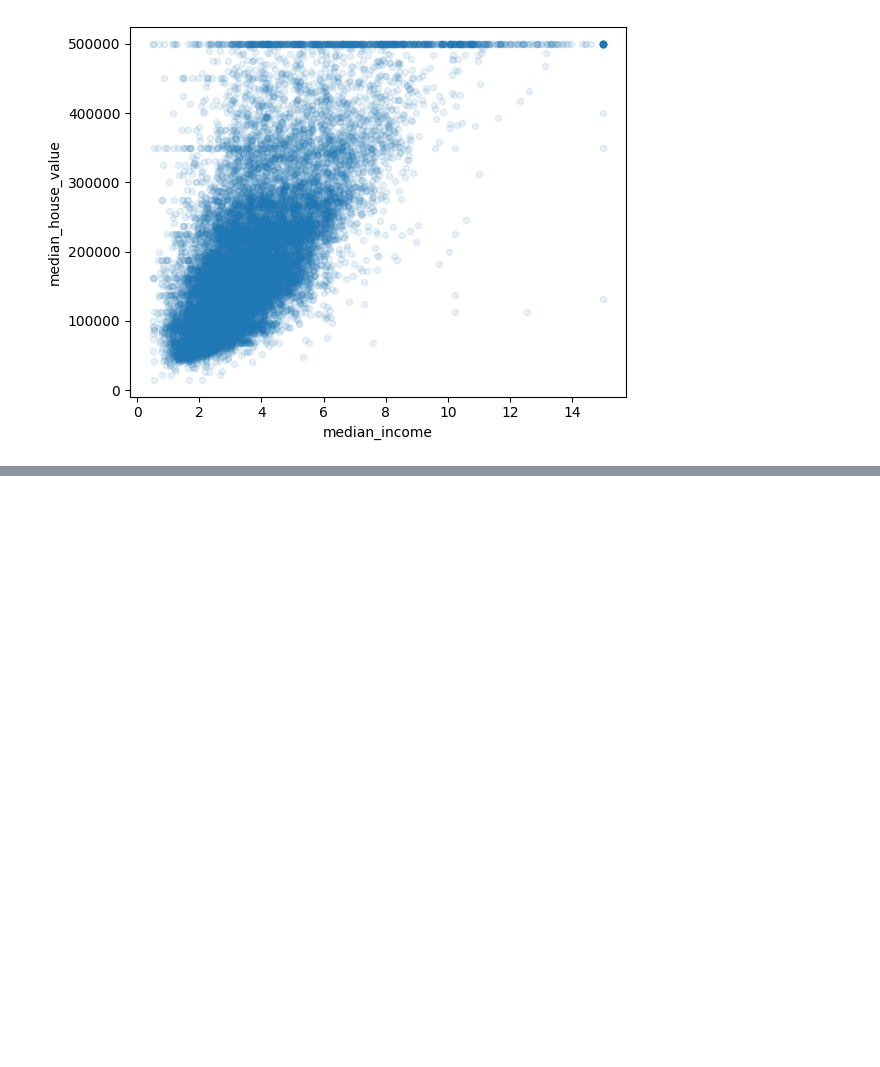
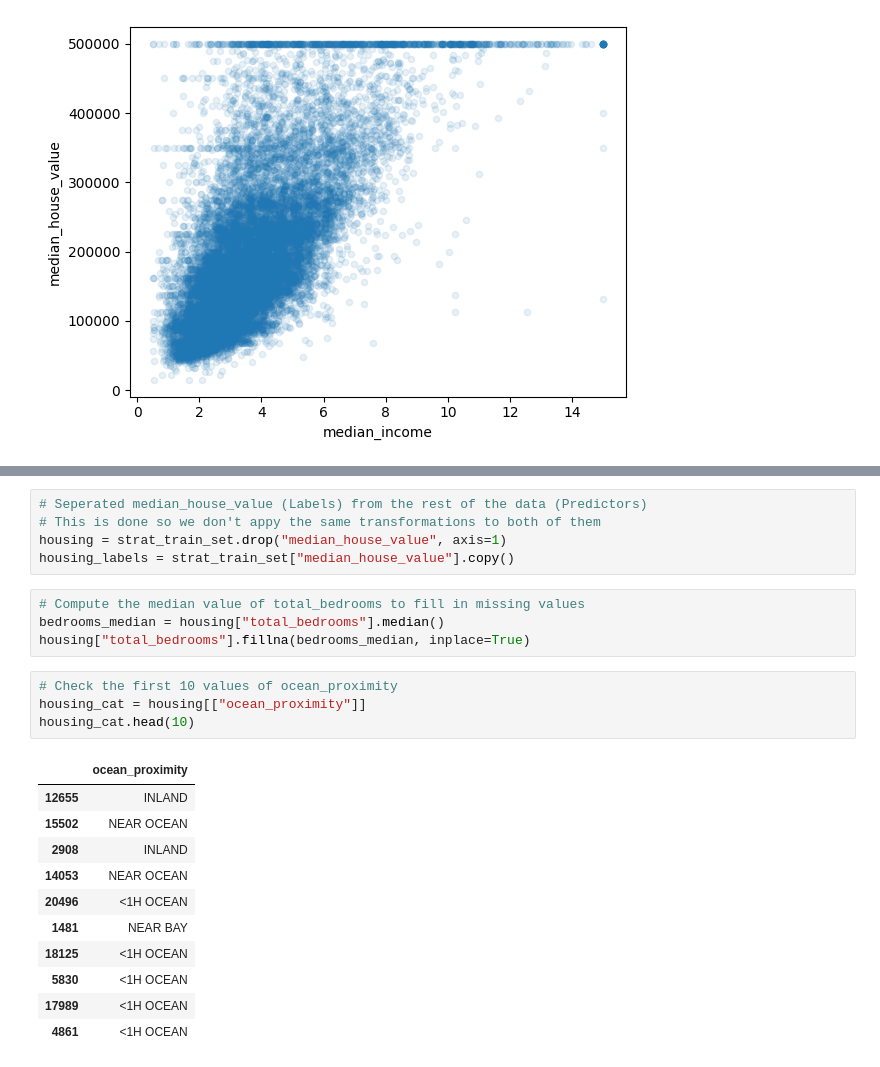
Before and after one commit to PythonEnthusiastic/ml-housing, a Jupyter notebook: housing.ipynb, the cells around one changed output, grey strips where cells are left out. Cells and saved outputs as stored; diff of their text form; blank space fills up the shorter version.

```diff
--- a/housing.ipynb
+++ b/housing.ipynb
@@ -257,0 +283,25 @@ housing_copy.plot(kind="scatter", x="median_income", y="median_house_value", alp
+# %%
+# Seperated median_house_value (Labels) from the rest of the data (Predictors)
+# This is done so we don't appy the same transformations to both of them
+housing = strat_train_set.drop("median_house_value", axis=1)
+housing_labels = strat_train_set["median_house_value"].copy()
+# %%
+# Compute the median value of total_bedrooms to fill in missing values
+bedrooms_median = housing["total_bedrooms"].median()
+housing["total_bedrooms"].fillna(bedrooms_median, inplace=True)
+# %%
+# Check the first 10 values of ocean_proximity
+housing_cat = housing[["ocean_proximity"]]
+housing_cat.head(10)
+# %% [output]
+|  | ocean_proximity |
+| 12655 | INLAND |
+| 15502 | NEAR OCEAN |
+| 2908 | INLAND |
+| 14053 | NEAR OCEAN |
+| 20496 | <1H OCEAN |
+| 1481 | NEAR BAY |
+| 18125 | <1H OCEAN |
+| 5830 | <1H OCEAN |
+| 17989 | <1H OCEAN |
+| 4861 | <1H OCEAN |
```
Also changed, not shown: parts of 9 cells of this notebook.
